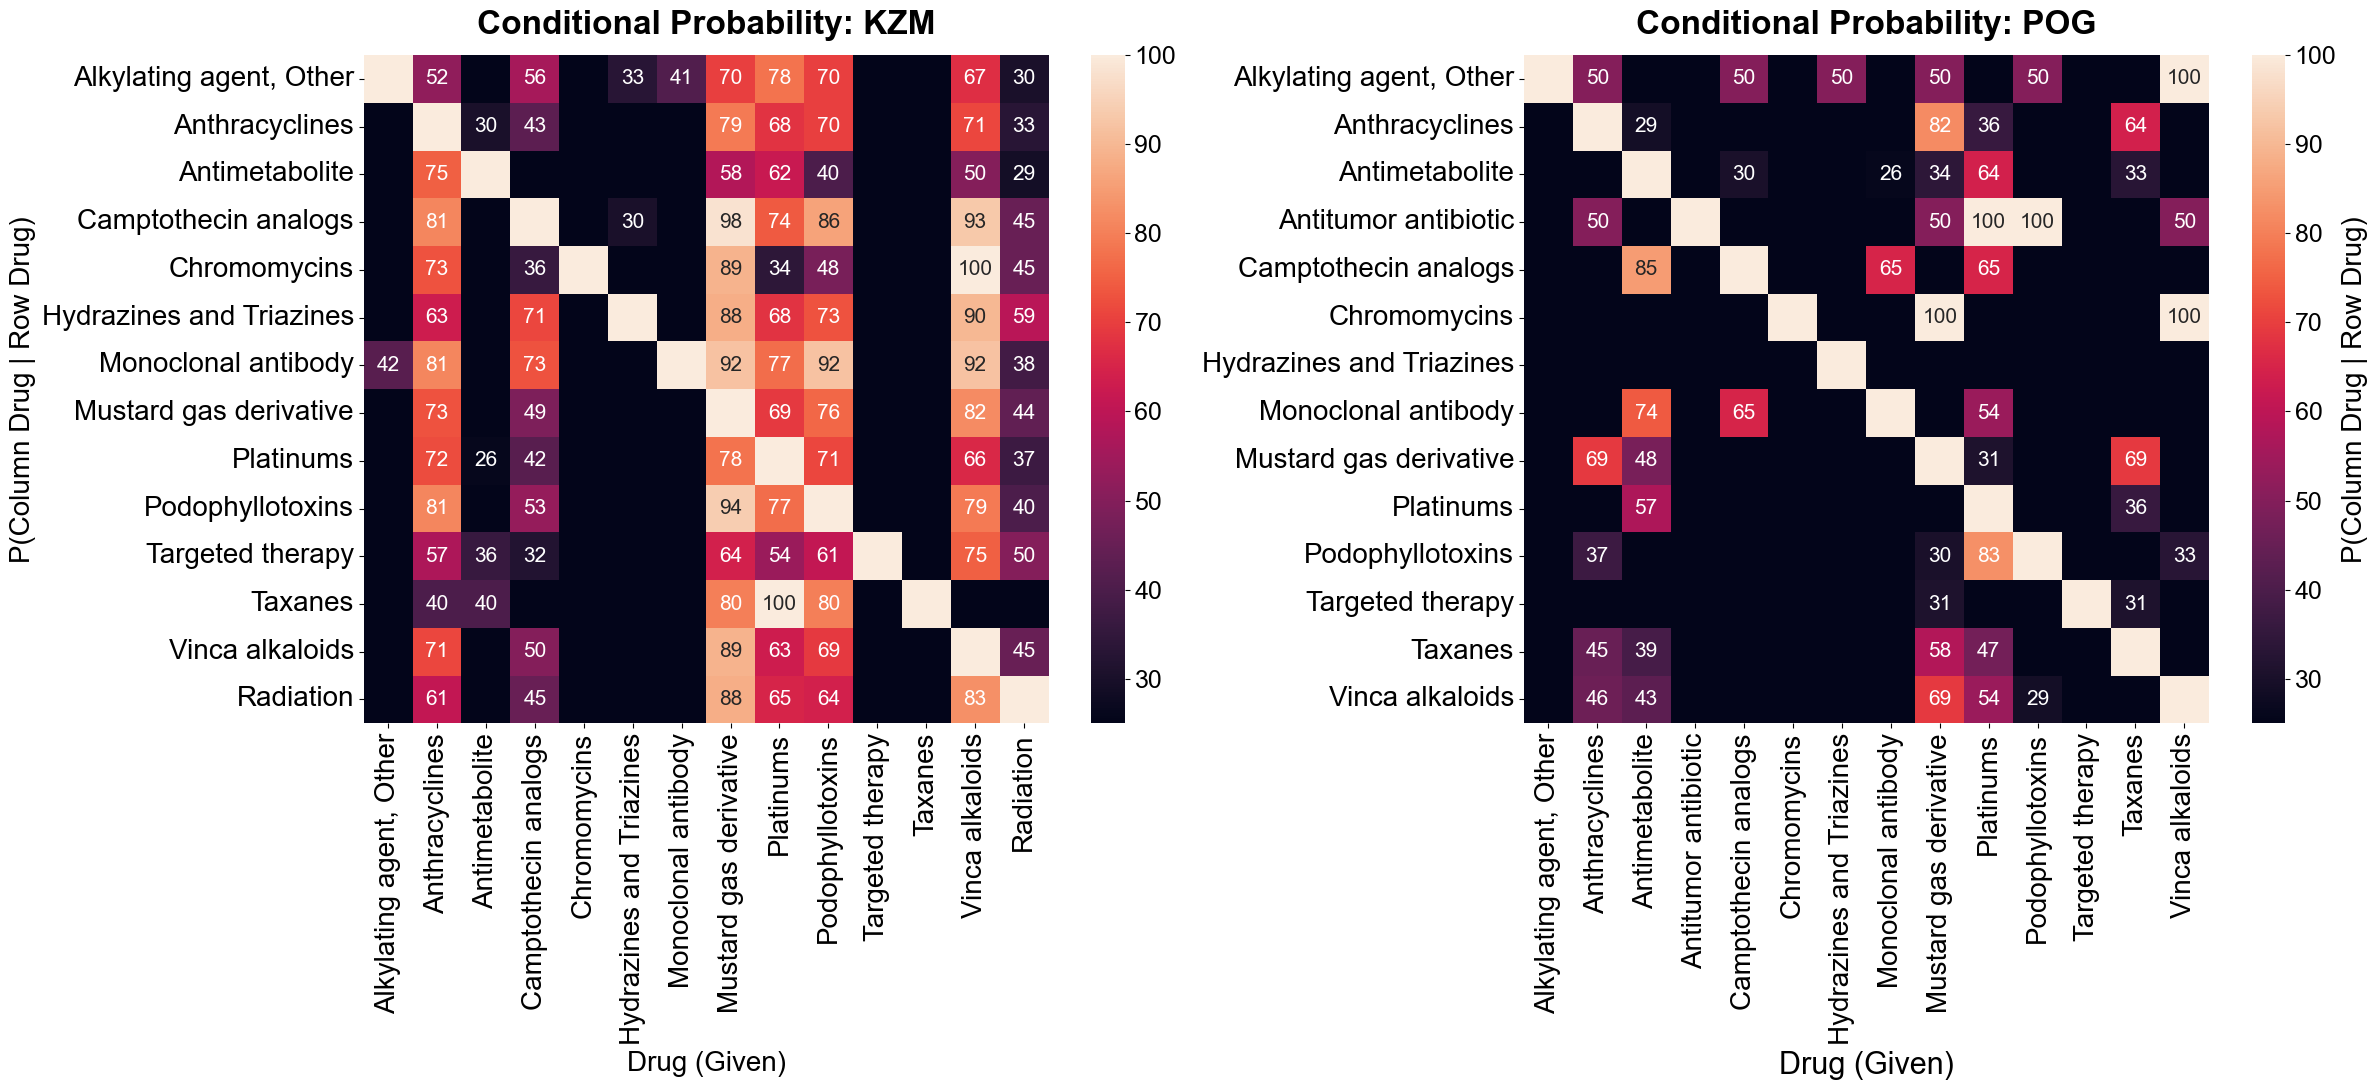
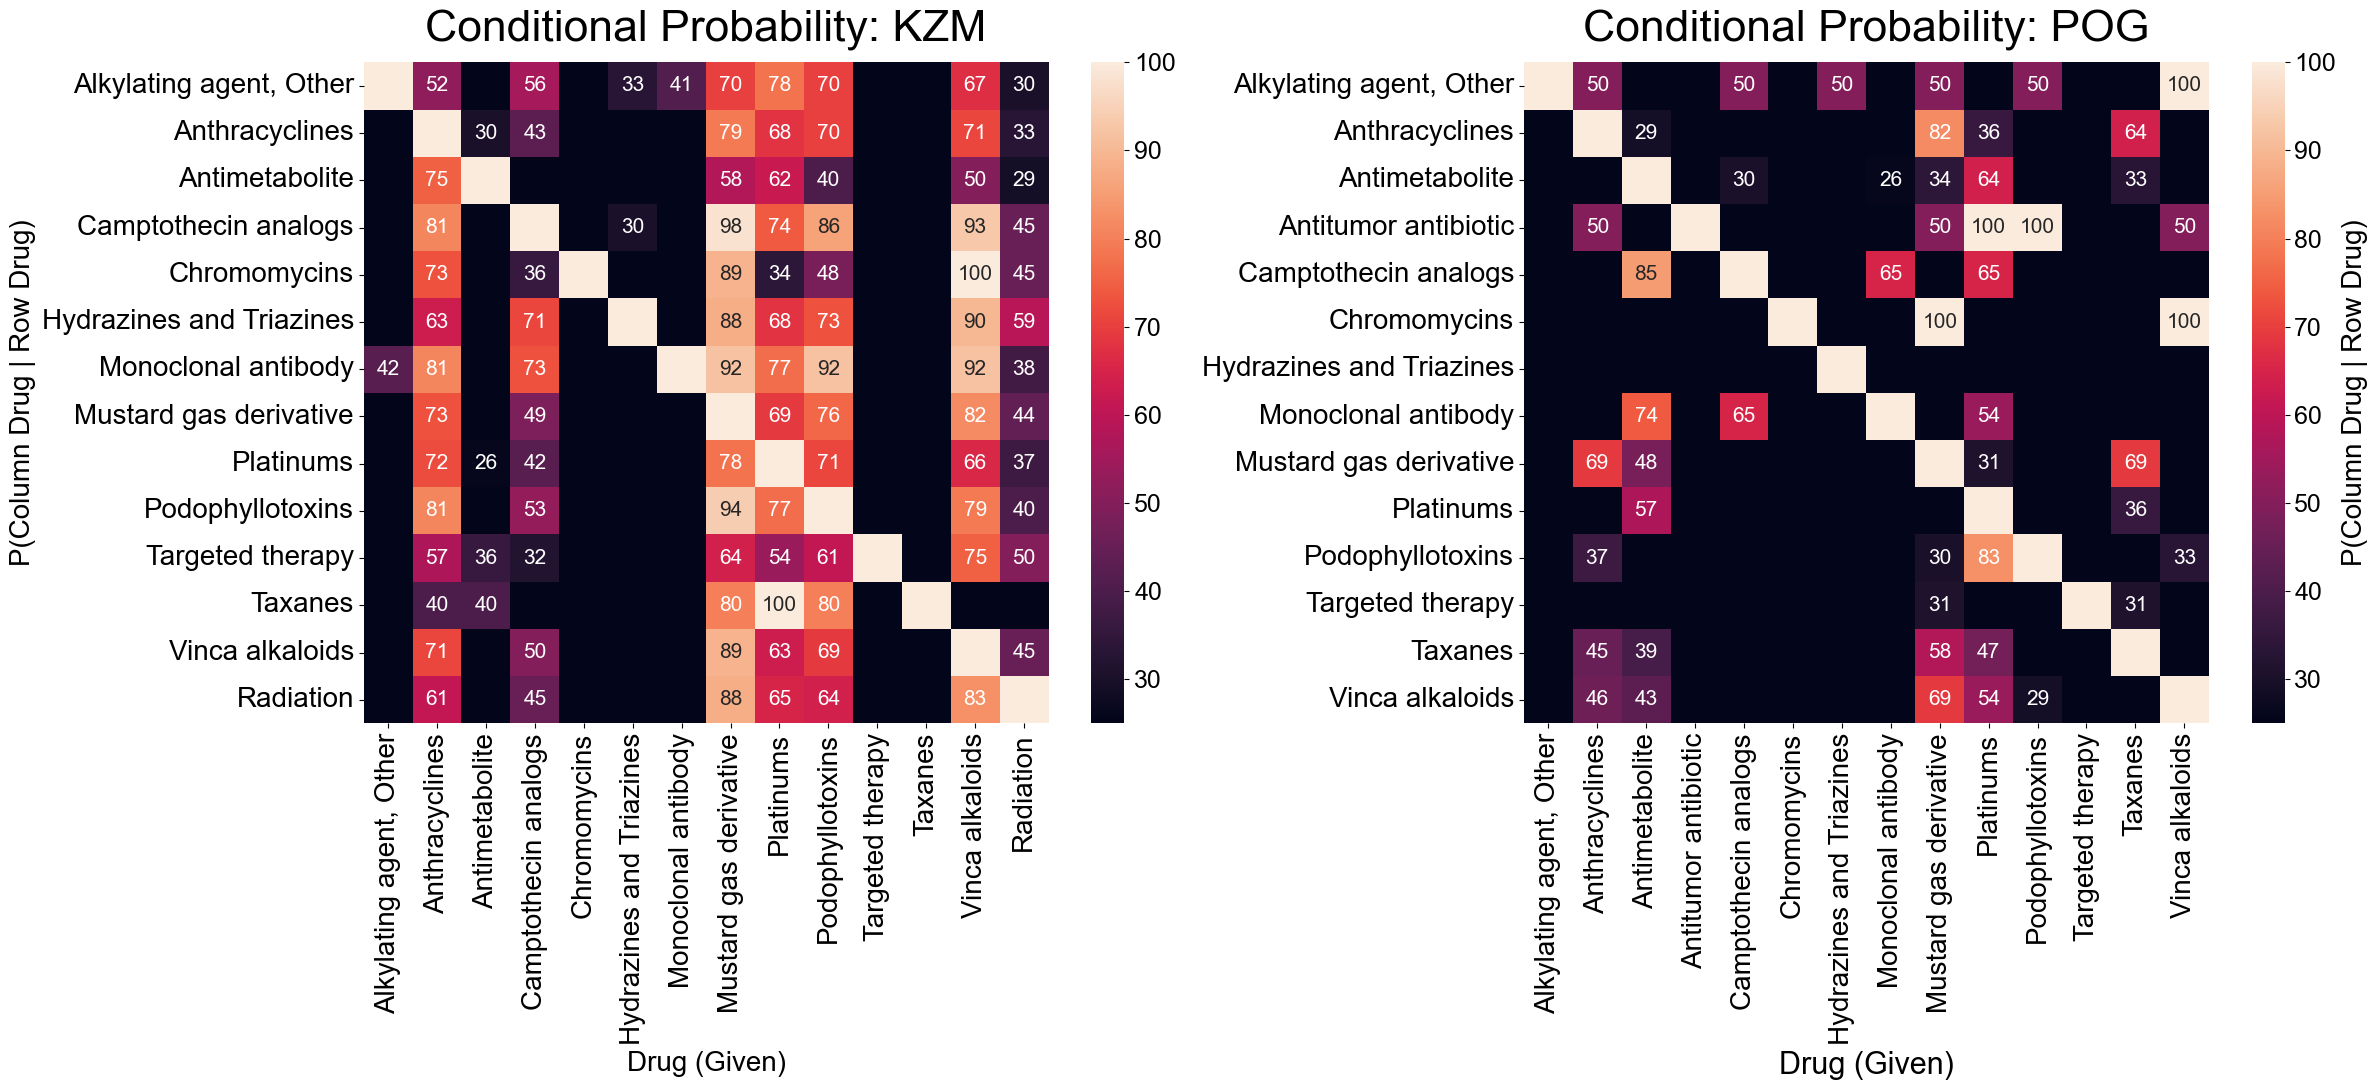
Code edit (unified diff) that turned the first committed figure into the second:
--- before
+++ after
@@ -12,5 +12,5 @@
             #cbar=False,
             ax=axes[0])
-axes[0].set_title('Conditional Probability: KZM', pad=15, weight='bold', fontsize=24)
+axes[0].set_title('Conditional Probability: KZM', pad=15, weight='normal', fontsize=32)
 axes[0].set_xlabel('Drug (Given)', fontsize=20)
 axes[0].set_ylabel('Drug (Conditioning on)', fontsize=22)
@@ -26,5 +26,5 @@
             #cbar=False,
             ax=axes[1])
-axes[1].set_title('Conditional Probability: POG', pad=15, weight='bold', fontsize=24)
+axes[1].set_title('Conditional Probability: POG', pad=15, weight='normal', fontsize=32)
 axes[1].set_xlabel('Drug (Given)', fontsize=22)
 #plt.ylabel('Drug (Conditioning on)')

Commit: revision 3